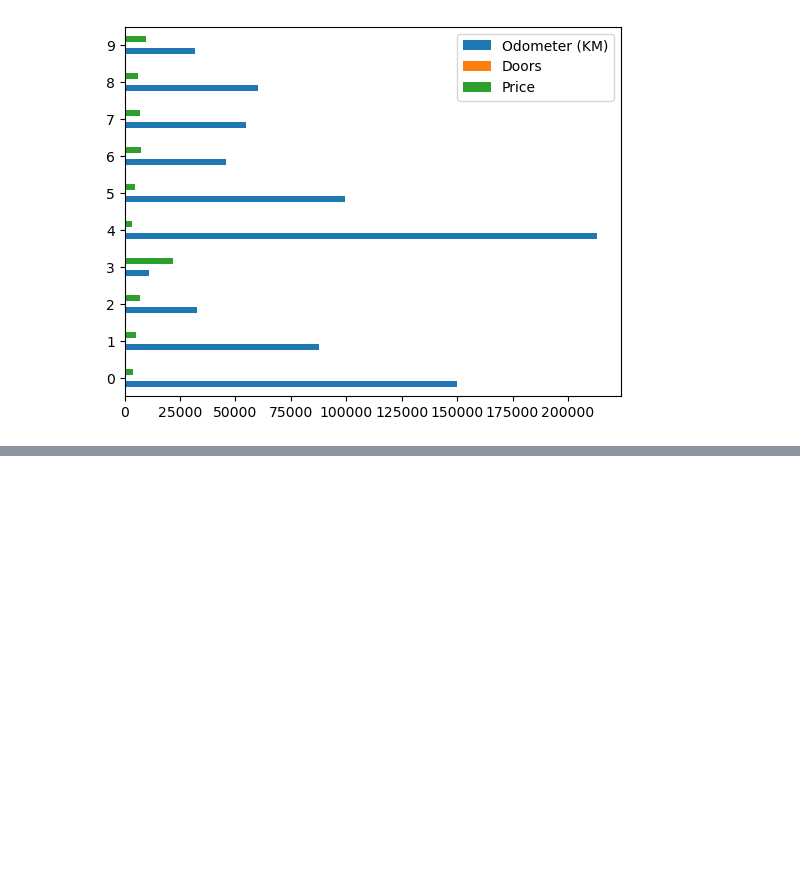
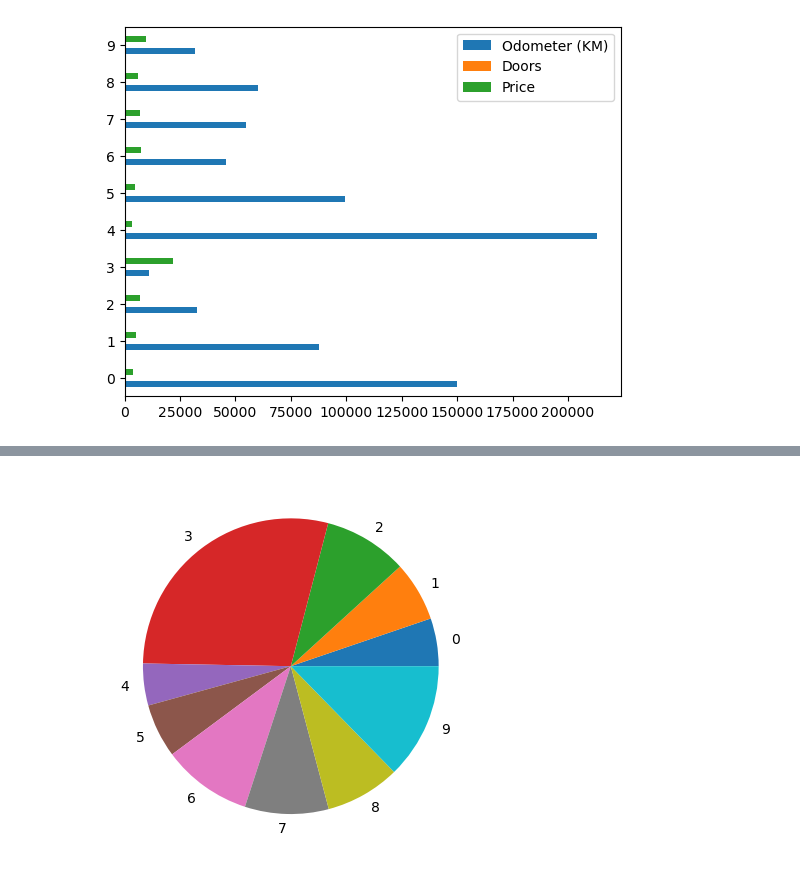
Before and after one commit to aftb777/Learning-Machine, a Jupyter notebook: MatpotlibCodes/PlottingPandas.ipynb, the cells around one changed output, grey strips where cells are left out. Cells and saved outputs as stored; diff of their text form; code cells hidden in the pictures; blank space fills up the shorter version.

```diff
--- a/MatpotlibCodes/PlottingPandas.ipynb
+++ b/MatpotlibCodes/PlottingPandas.ipynb
@@ -79,0 +106,5 @@ car_sales.plot(
+# %%
+# Pie chart
+car_sales.Price.plot(kind="pie");
+# %% [output]
+[figure, added]
```
Also changed, not shown: parts of 12 cells of this notebook.
